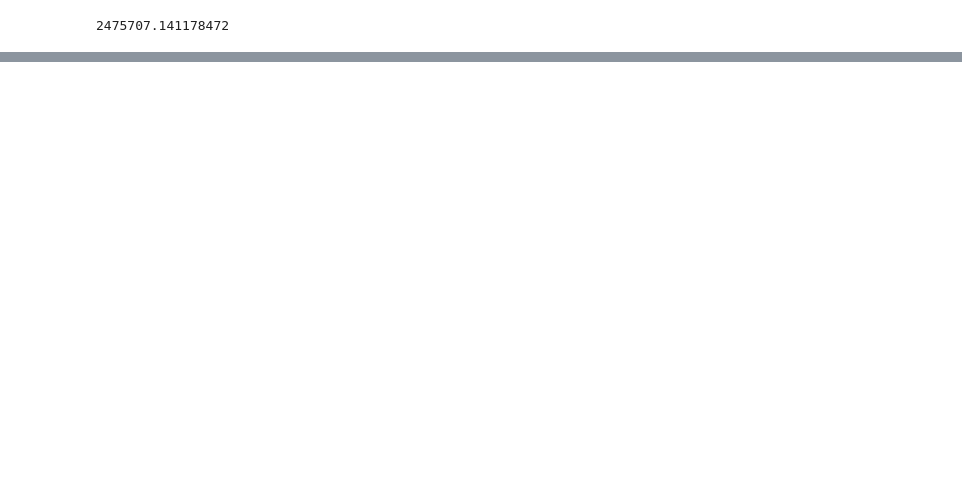
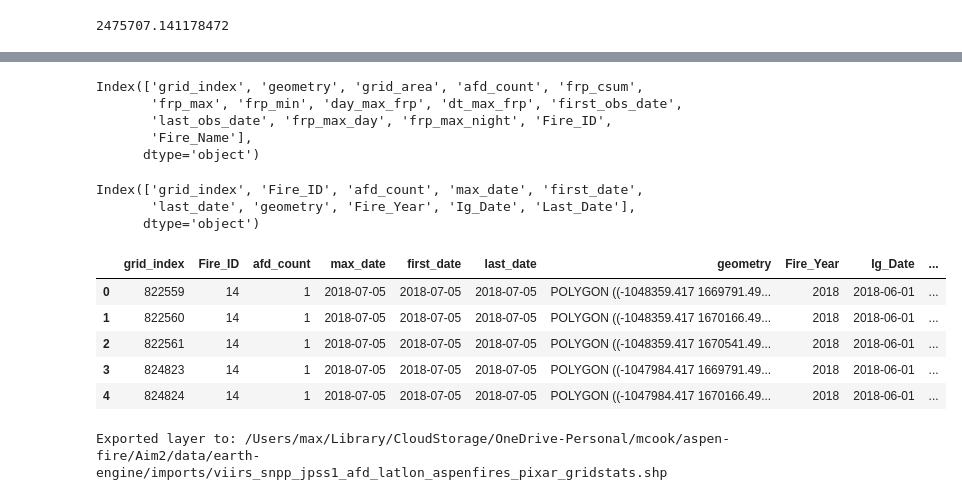
Before and after one commit to natshoff/aspen-fire-fork, a Jupyter notebook: Aim2/code/Python/XXviirs-afd-processing.ipynb, the cells around one changed output, grey strips where cells are left out. Cells and saved outputs as stored; diff of their text form; code cells hidden in the pictures; blank space fills up the shorter version.

```diff
--- a/Aim2/code/Python/XXviirs-afd-processing.ipynb
+++ b/Aim2/code/Python/XXviirs-afd-processing.ipynb
@@ -621,3 +623,46 @@ Saved file to: /Users/max/Library/CloudStorage/OneDrive-Personal/mcook/aspen-fir
+# %%
+fire_grids_.columns
+# %% [output]
+Index(['grid_index', 'geometry', 'grid_area', 'afd_count', 'frp_csum',
+       'frp_max', 'frp_min', 'day_max_frp', 'dt_max_frp', 'first_obs_date',
+       'last_obs_date', 'frp_max_day', 'frp_max_night', 'Fire_ID',
+       'Fire_Name'],
+      dtype='object')
+# %%
+fires_.columns
+# %% [output]
+Index(['grid_index', 'Fire_ID', 'afd_count', 'max_date', 'first_date',
+       'last_date', 'geometry', 'Fire_Year', 'Ig_Date', 'Last_Date'],
+      dtype='object')
+# %%
+fire_grids_gee = fire_grids_.copy()
+
+# tidy the columns
+fire_grids_gee = fire_grids_gee[['grid_index','Fire_ID','afd_count','day_max_frp','first_obs_date','last_obs_date','geometry']]
+fire_grids_gee.rename(columns={'day_max_frp': 'max_date', 'first_obs_date': 'first_date', 'last_obs_date': 'last_date'}, inplace=True)
+
+# join in the fire ignition dates
+fire_grids_gee = fire_grids_gee.merge(fires_[['Fire_ID', 'Fire_Year', 'Ig_Date', 'Last_Date']], on='Fire_ID', how='left')
+
+# handle date fields for GEE
+date_cols = ['max_date', 'first_date', 'last_date', 'Ig_Date', 'Last_Date']
+for col in date_cols:
+    fire_grids_gee[col] = fire_grids_gee[col].astype(str)
+
+fire_grids_gee.head()
+# %% [output]
+|  | grid_index | Fire_ID | afd_count | max_date | first_date | last_date | geometry | Fire_Year | Ig_Date | ... |
+| 0 | 822559 | 14 | 1 | 2018-07-05 | 2018-07-05 | 2018-07-05 | POLYGON ((-1048359.417 1669791.49... | 2018 | 2018-06-01 | ... |
+| 1 | 822560 | 14 | 1 | 2018-07-05 | 2018-07-05 | 2018-07-05 | POLYGON ((-1048359.417 1670166.49... | 2018 | 2018-06-01 | ... |
+| 2 | 822561 | 14 | 1 | 2018-07-05 | 2018-07-05 | 2018-07-05 | POLYGON ((-1048359.417 1670541.49... | 2018 | 2018-06-01 | ... |
+| 3 | 824823 | 14 | 1 | 2018-07-05 | 2018-07-05 | 2018-07-05 | POLYGON ((-1047984.417 1669791.49... | 2018 | 2018-06-01 | ... |
+| 4 | 824824 | 14 | 1 | 2018-07-05 | 2018-07-05 | 2018-07-05 | POLYGON ((-1047984.417 1670166.49... | 2018 | 2018-06-01 | ... |
+# %%
+out_fp = os.path.join(projdir,'data/earth-engine/imports/viirs_snpp_jpss1_afd_latlon_aspenfires_pixar_gridstats.shp')
+fire_grids_gee.to_file(out_fp)
+print(f"Exported layer to: {out_fp}")
+# %% [output]
+Exported layer to: /Users/max/Library/CloudStorage/OneDrive-Personal/mcook/aspen-fire/Aim2/data/earth-engine/imports/viirs_snpp_jpss1_afd_latlon_aspenfires_pixar_gridstats.shp
 # %%
 gc.collect()
 # %% [output]
```
Also changed, not shown: parts of 5 cells of this notebook.
